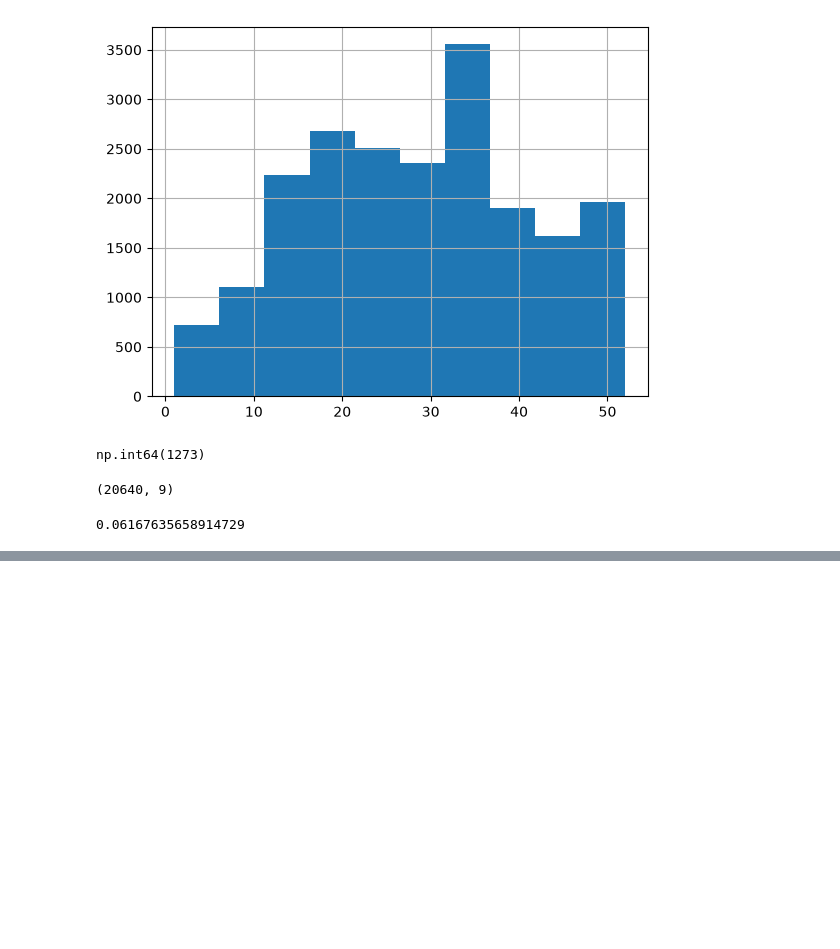
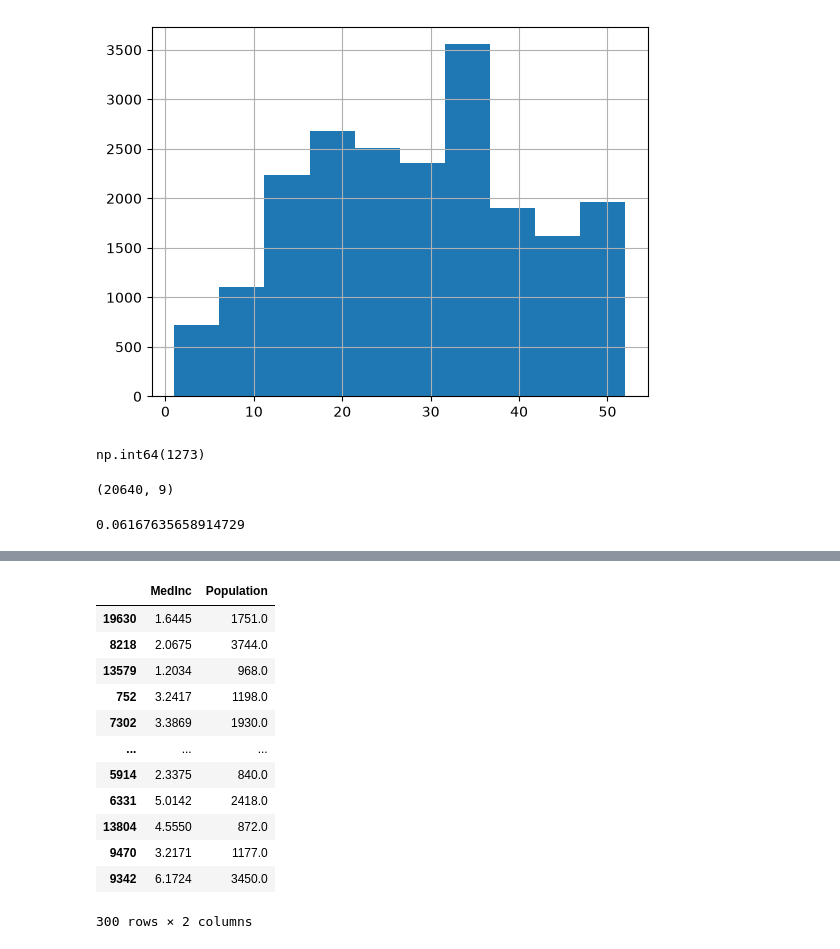
Before and after one commit to abolfazlrahmati20/machine_learning, a Jupyter notebook: week_03_DFA.ipynb, the cells around one changed output, grey strips where cells are left out. Drawn from its saved outputs; the diff is of its cells as text; code cells hidden in the pictures; blank space fills up the shorter version.

```diff
--- a/week_03_DFA.ipynb
+++ b/week_03_DFA.ipynb
@@ -173,0 +266,17 @@ housing.shape
+# %%
+a =a.sample(300,random_state=0)
+a
+# %% [output]
+|  | MedInc | Population |
+| 19630 | 1.6445 | 1751.0 |
+| 8218 | 2.0675 | 3744.0 |
+| 13579 | 1.2034 | 968.0 |
+| 752 | 3.2417 | 1198.0 |
+| 7302 | 3.3869 | 1930.0 |
+| ... | ... | ... |
+| 5914 | 2.3375 | 840.0 |
+| 6331 | 5.0142 | 2418.0 |
+| 13804 | 4.5550 | 872.0 |
+| 9470 | 3.2171 | 1177.0 |
+| 9342 | 6.1724 | 3450.0 |
+300 rows × 2 columns
```
Also changed, not shown: parts of 19 cells of this notebook.
